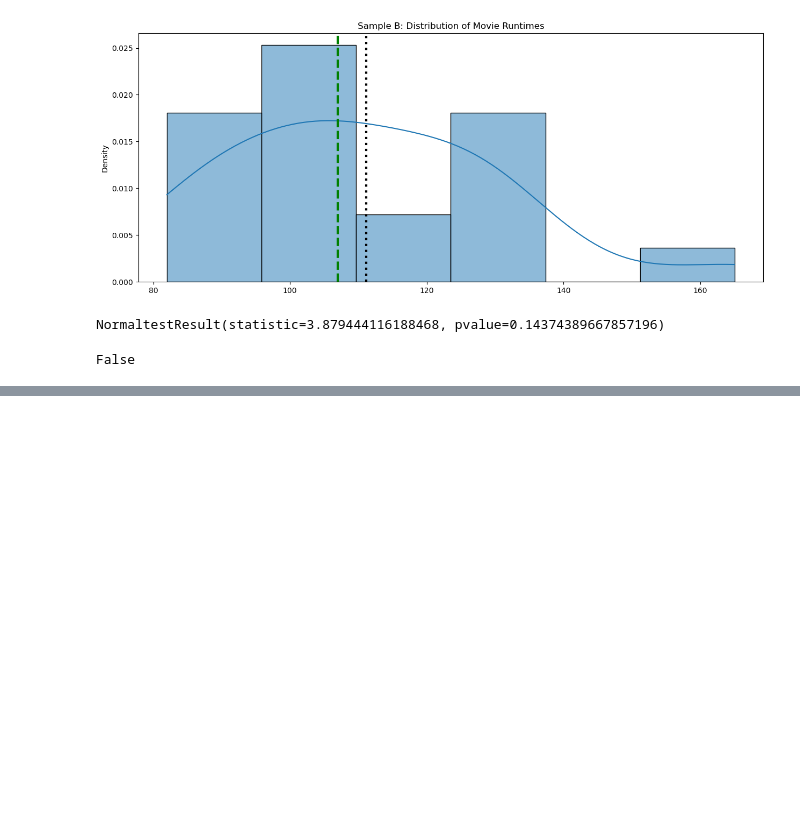
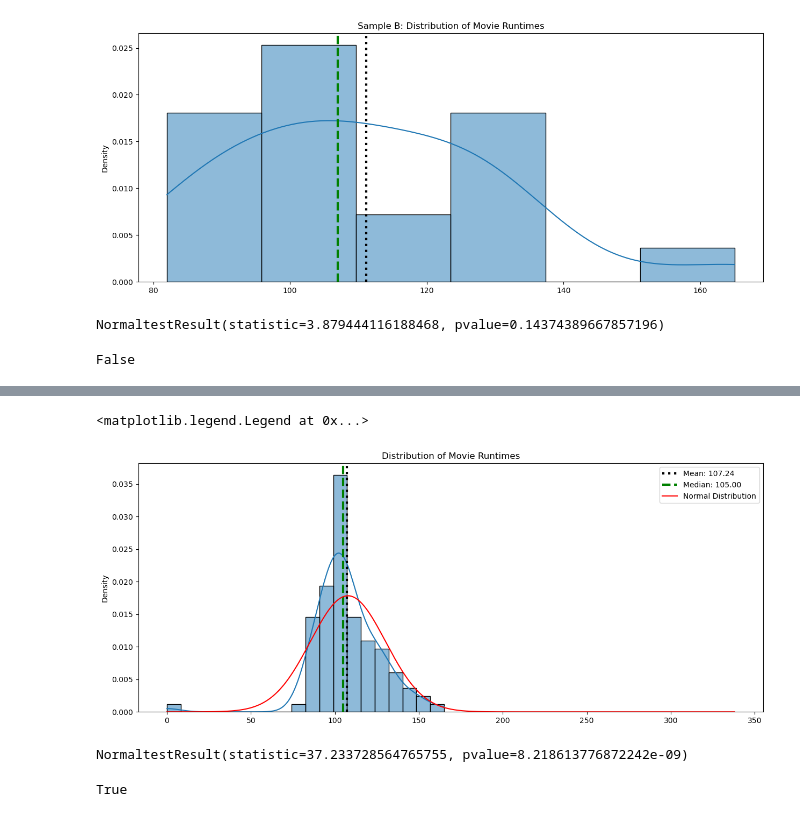
Before and after one commit to hawkeyedatatsai/Data-Enrichment-Hypotheses, a Jupyter notebook: 3-Sampling.ipynb, the cells around one changed output, grey strips where cells are left out. Cells and saved outputs as stored; diff of their text form; code cells hidden in the pictures; blank space fills up the shorter version.

```diff
--- a/3-Sampling.ipynb
+++ b/3-Sampling.ipynb
@@ -114,0 +122,35 @@ False
+# %%
+np.random.seed(32)
+n = 100
+# sampling 100 values from data without replacement
+sample = np.random.choice(data, size=n, replace=False)
+# calc stats
+samp_mean = np.mean(sample)
+samp_med = np.median(sample)
+samp_std = np.std(sample)
+#Set the range and spacing for the x-axis
+x_range = np.linspace( np.min(data), np.max(data), num=10000)
+#Define x scale, mean and std for the normal curve to be plotted
+pdf = stats.norm.pdf(x_range, loc=np.mean(data),
+                     scale = np.std(data))
+
+## Make figure and plot histogram
+fig, ax = plt.subplots(figsize=(15,6))
+sns.histplot(x=sample,kde=True,ax=ax,stat='density')
+ax.set_title('Distribution of Movie Runtimes')
+## Annotate mean and median
+ax.axvline(samp_mean, ls=':', color='black', lw=3, label =f"Mean: {samp_mean:.2f}")
+ax.axvline(samp_med,ls='--', color='green', lw=3, label =f"Median: {samp_med:.2f}")
+## Add pdf for normal curve
+ax.plot(x_range, pdf,color='red',label='Normal Distribution')
+ax.legend()
+# %% [output]
+<matplotlib.legend.Legend at 0x...>
+[figure, added]
+# %%
+result = stats.normaltest(sample)
+print(result)
+result.pvalue < .05
+# %% [output]
+NormaltestResult(statistic=37.233728564765755, pvalue=8.218613776872242e-09)
+True
```
Also changed, not shown: parts of 3 cells of this notebook, 1 other file.
